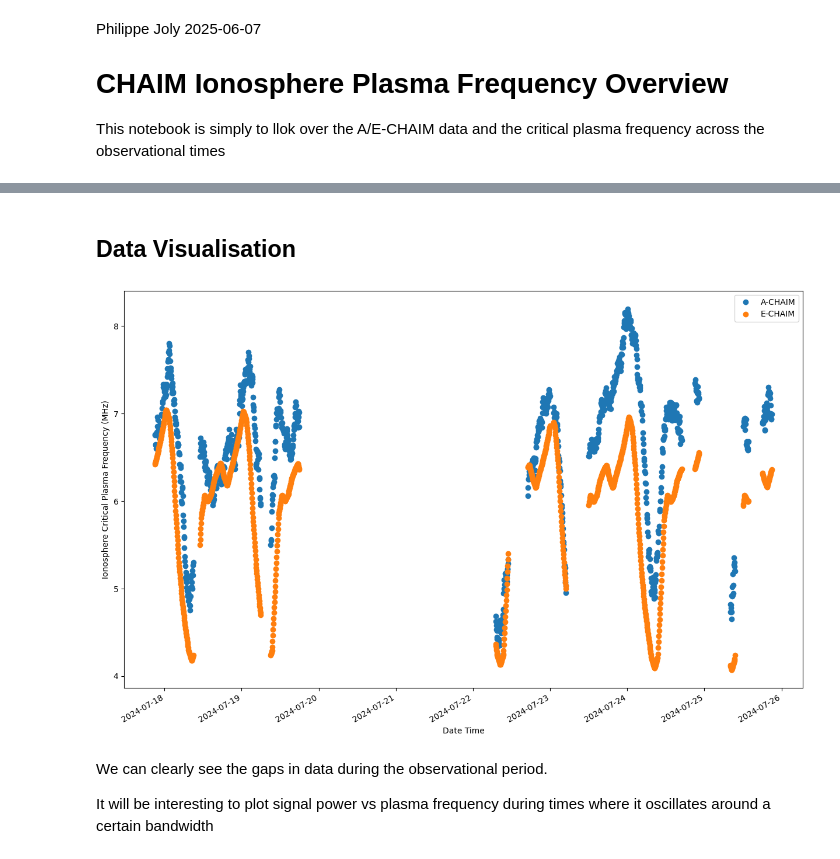
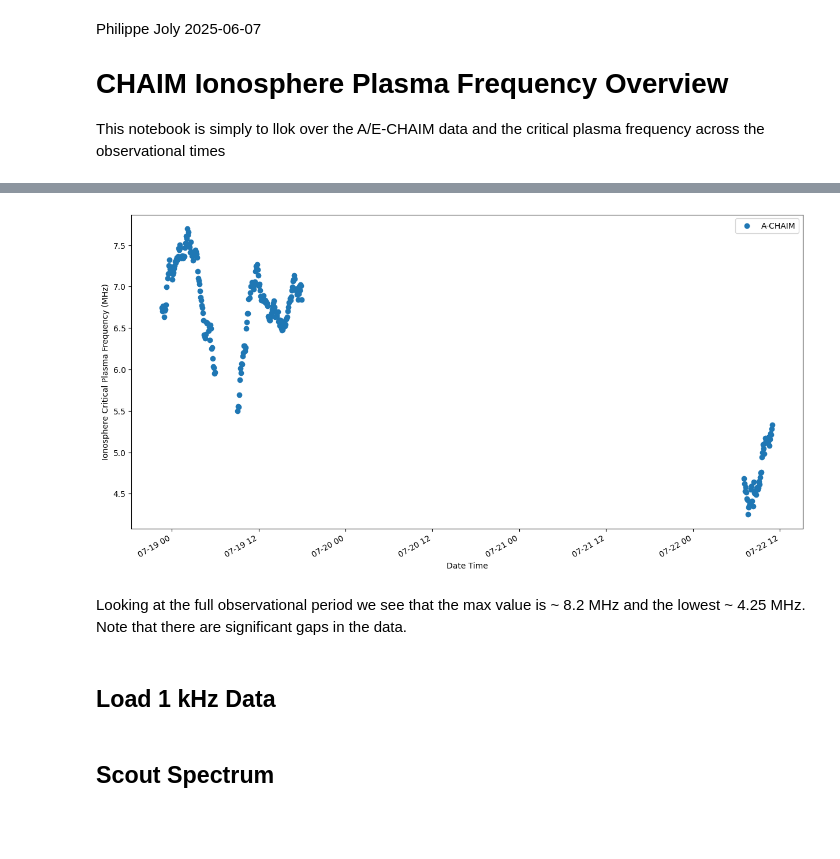
Before and after one commit to PhilJ0ly/albatros_axion_detection, a Jupyter notebook: Jupyter/ionosphere_plasma_frequency_overview.ipynb, the cells around one changed output, grey strips where cells are left out. Saved outputs shown, nothing was run; the diff lists cells and outputs as text; code cells hidden in the pictures; blank space fills up the shorter version.

Commit message:
added plasma frequency visuals

```diff
--- a/Jupyter/ionosphere_plasma_frequency_overview.ipynb
+++ b/Jupyter/ionosphere_plasma_frequency_overview.ipynb
@@ -24,5 +25,12 @@ achaim = pd.read_csv(fns[0])
 echaim = pd.read_csv(fns[1])
 dfs = [achaim, echaim]
 
-for df in dfs:
+obs_period = [1721342139, 1721666031+40]
+for i, t in enumerate(obs_period):
+    obs_period[i] = pd.to_datetime(t, unit='s')
+
+for i, df in enumerate(dfs):
     df["datetime"] = pd.to_datetime(df["datetime"], format="%y%m%d_%H%M%S")
+    dfs[i] = df[(df['datetime'] >= obs_period[0]) & (df['datetime'] <= obs_period[1])].copy()
+
+print(f"Loaded {len(dfs[0])} Data points from {obs_period[0]} to {obs_period[1]}")
@@ -37,29 +47,28 @@ def get_plasma_freq(nmf2):
 
 for df in dfs:
     df["plasma_freq"] = get_plasma_freq(df["nmf2"])
-# %% [markdown]
-##  Data Visualisation
 # %%
 model = ['A-CHAIM','E-CHAIM']
 
-fig, ax = plt.subplots(figsize=(15,10))
+fig, ax = plt.subplots(figsize=(15,8))
 
 for i, df in enumerate(dfs):
     ax.scatter(df["datetime"], df["plasma_freq"]*1e-6, label=model[i])
+    break
 
 # date_format = mdates.DateFormatter("%d_%H%M")
 # ax.xaxis.set_major_formatter(date_format)
 # plt.xticks(rotation=45)
 # or
 plt.gcf().autofmt_xdate()
 
 plt.xlabel("Date Time")
 plt.ylabel("Ionosphere Critical Plasma Frequency (MHz)")
 plt.legend()
 plt.show()
 # %% [output]
-[figure, old version]
+[figure, new version]
-# %% [markdown]
-We can clearly see the gaps in data during the observational period.
-
-It will be interesting to plot signal power vs plasma frequency during times where it oscillates around a certain bandwidth
+# %% [markdown]
+Looking at the full observational period we see that the max value is ~ 8.2 MHz and the lowest ~ 4.25 MHz. Note that there are significant gaps in the data.
+# %% [markdown]
+## Load 1 kHz Data
@@ -65,0 +90,2 @@ It will be interesting to plot signal power vs plasma frequency during times whe
+# %% [markdown]
+## Scout Spectrum
```
Also changed, not shown: parts of 9 cells of this notebook, 3 other files.
